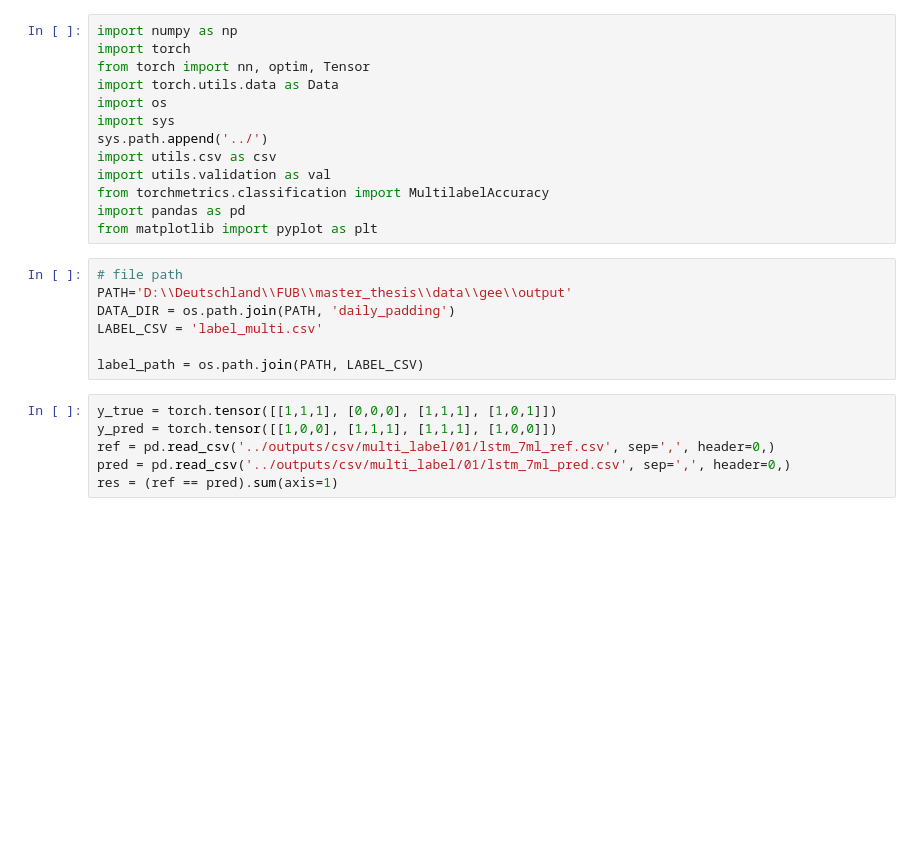
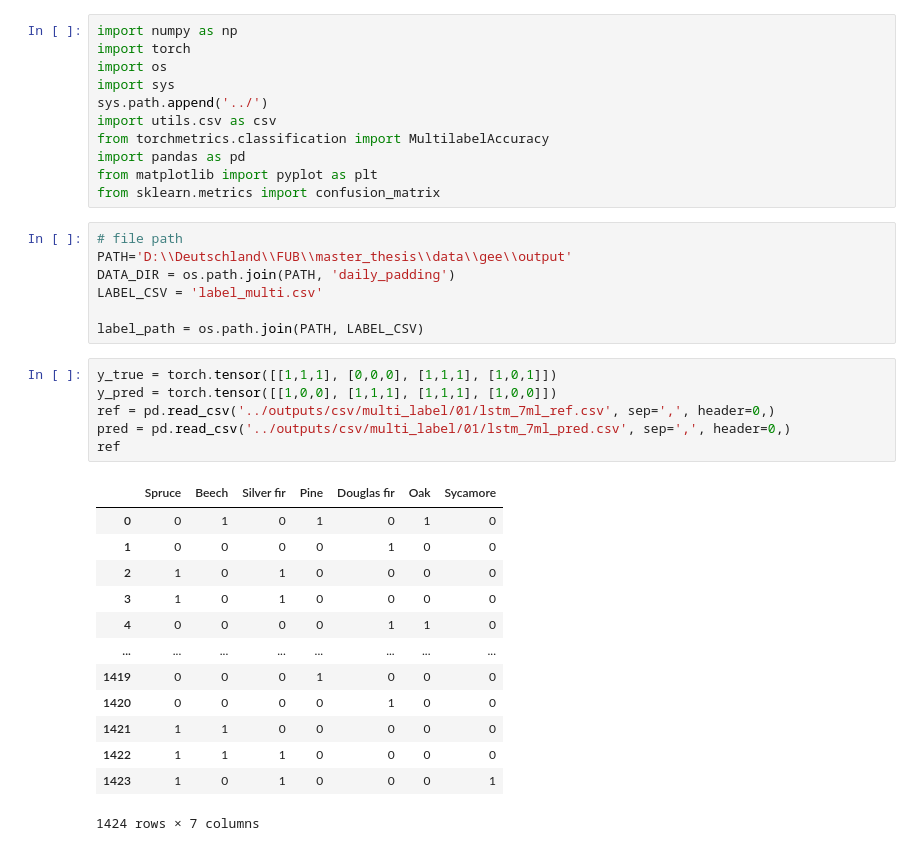
Before and after one commit to JKfuberlin/SITS-NN-Classification, a Jupyter notebook: notebook/multi-label.ipynb, the cells around one changed output. Drawn from its saved outputs; the diff is of its cells as text; blank space fills up the shorter version.

```diff
--- a/notebook/multi-label.ipynb
+++ b/notebook/multi-label.ipynb
@@ -1,16 +1,14 @@
 # %%
 import numpy as np
 import torch
-from torch import nn, optim, Tensor
-import torch.utils.data as Data
 import os
 import sys
 sys.path.append('../')
 import utils.csv as csv
-import utils.validation as val
 from torchmetrics.classification import MultilabelAccuracy
 import pandas as pd
 from matplotlib import pyplot as plt
+from sklearn.metrics import confusion_matrix
 # %%
 # file path
 PATH='D:\\Deutschland\\FUB\\master_thesis\\data\\gee\\output'
@@ -21,6 +19,20 @@ label_path = os.path.join(PATH, LABEL_CSV)
 # %%
 y_true = torch.tensor([[1,1,1], [0,0,0], [1,1,1], [1,0,1]])
 y_pred = torch.tensor([[1,0,0], [1,1,1], [1,1,1], [1,0,0]])
 ref = pd.read_csv('../outputs/csv/multi_label/01/lstm_7ml_ref.csv', sep=',', header=0,)
 pred = pd.read_csv('../outputs/csv/multi_label/01/lstm_7ml_pred.csv', sep=',', header=0,)
-res = (ref == pred).sum(axis=1)
+ref
+# %% [output]
+|  | Spruce | Beech | Silver fir | Pine | Douglas fir | Oak | Sycamore |
+| 0 | 0 | 1 | 0 | 1 | 0 | 1 | 0 |
+| 1 | 0 | 0 | 0 | 0 | 1 | 0 | 0 |
+| 2 | 1 | 0 | 1 | 0 | 0 | 0 | 0 |
+| 3 | 1 | 0 | 1 | 0 | 0 | 0 | 0 |
+| 4 | 0 | 0 | 0 | 0 | 1 | 1 | 0 |
+| ... | ... | ... | ... | ... | ... | ... | ... |
+| 1419 | 0 | 0 | 0 | 1 | 0 | 0 | 0 |
+| 1420 | 0 | 0 | 0 | 0 | 1 | 0 | 0 |
+| 1421 | 1 | 1 | 0 | 0 | 0 | 0 | 0 |
+| 1422 | 1 | 1 | 1 | 0 | 0 | 0 | 0 |
+| 1423 | 1 | 0 | 1 | 0 | 0 | 0 | 1 |
+1424 rows × 7 columns
```
Also changed, not shown: parts of 2 cells of this notebook, 3 other files.
